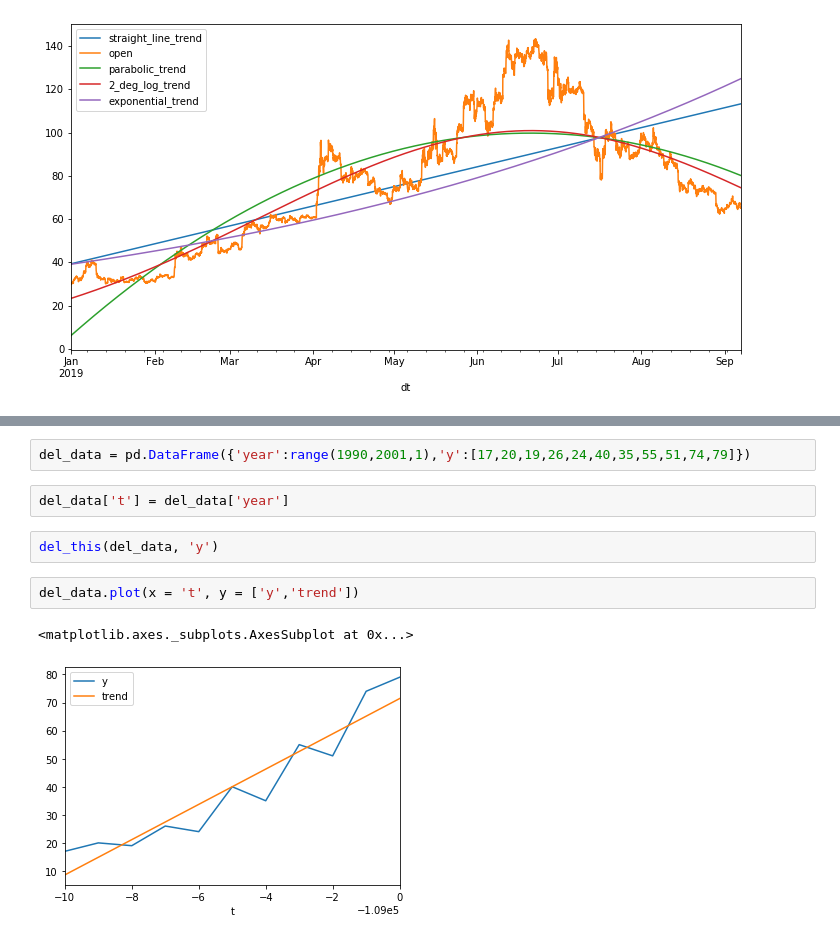
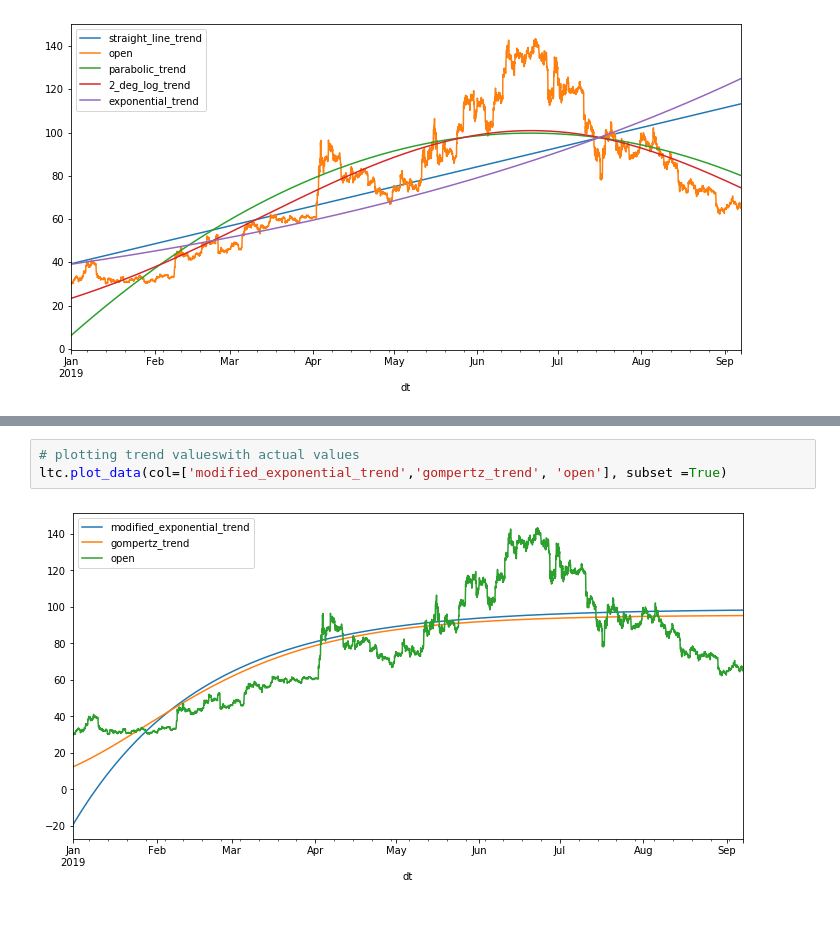
Before and after one commit to NilakshiMondal/Bitcoin-Price-Analysis, a Jupyter notebook: nbs/TS analysis.ipynb, the cells around one changed output, grey strips where cells are left out. Drawn from its saved outputs; the diff is of its cells as text.

Commit message:
Add gompertz and modified exponential

```diff
--- a/nbs/TS analysis.ipynb
+++ b/nbs/TS analysis.ipynb
@@ -210,11 +232,5 @@ def del_this(data, col):
-# %%
-del_data = pd.DataFrame({'year':range(1990,2001,1),'y':[17,20,19,26,24,40,35,55,51,74,79]})
-# %%
-del_data['t'] = del_data['year']
-# %%
-del_this(del_data, 'y')
-# %%
-del_data.plot(x = 't', y = ['y','trend'])
-# %% [output]
-<matplotlib.axes._subplots.AxesSubplot at 0x...>
-[figure, removed]
+# %%
+# plotting trend valueswith actual values
+ltc.plot_data(col=['modified_exponential_trend','gompertz_trend', 'open'], subset =True)
+# %% [output]
+[figure, added]
```
Also changed, not shown: parts of 6 cells of this notebook.
